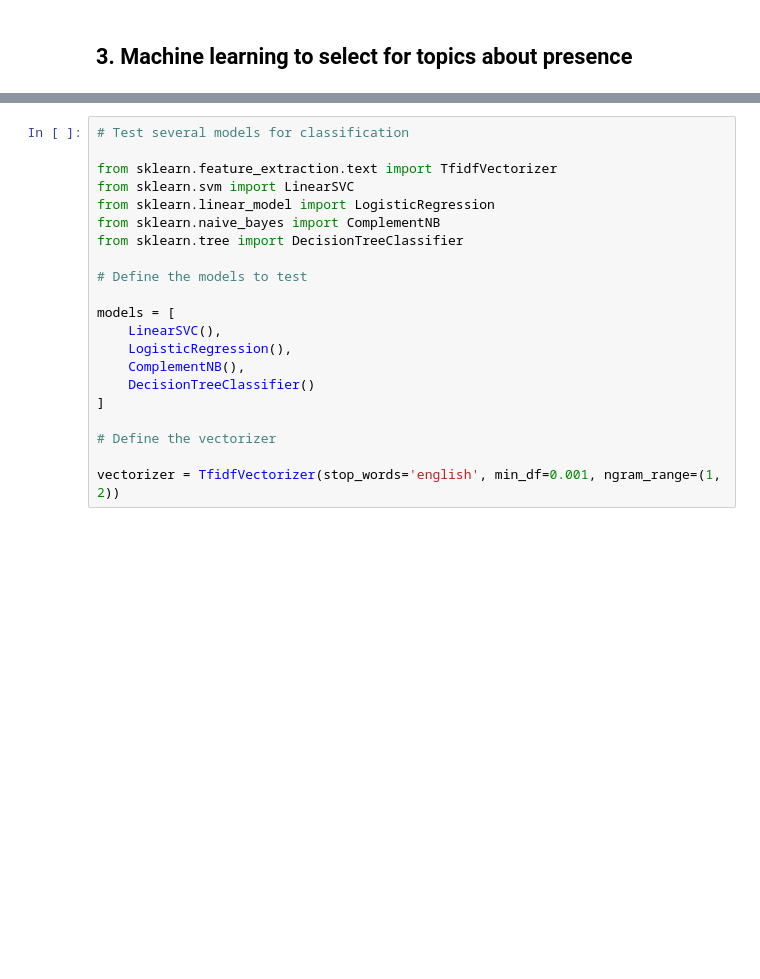
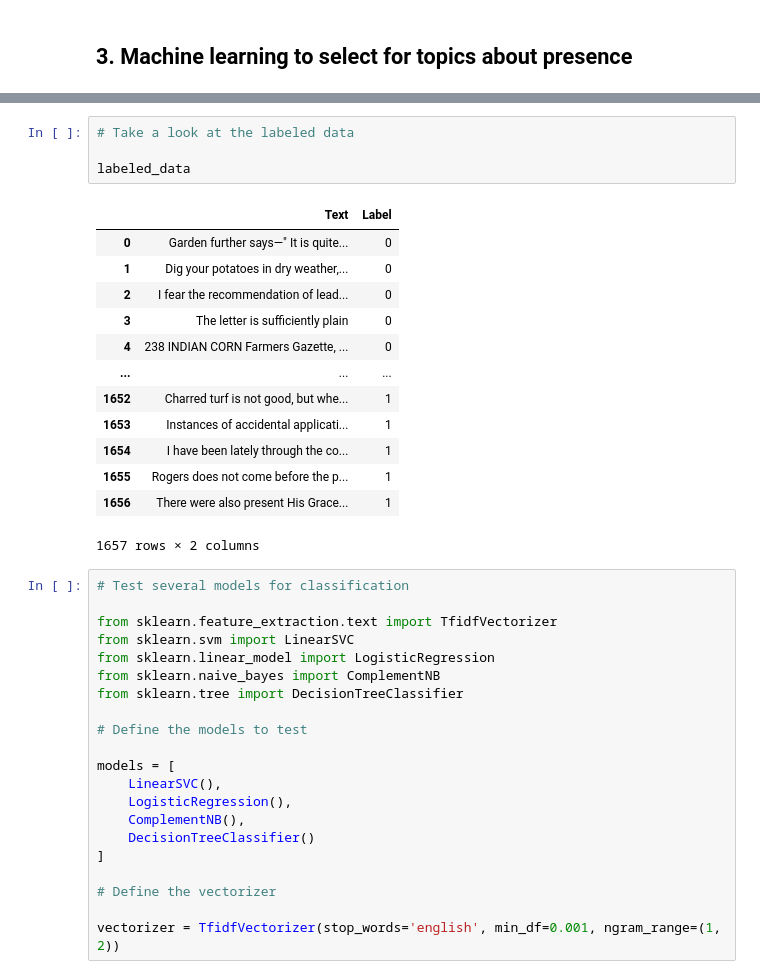
Before and after one commit to arielsaffer/pest_text_pipeline, a Jupyter notebook: notebooks/text_mining_workflow.ipynb, the cells around one changed output, grey strips where cells are left out. Cells and saved outputs as stored; diff of their text form; blank space fills up the shorter version.

```diff
--- a/notebooks/text_mining_workflow.ipynb
+++ b/notebooks/text_mining_workflow.ipynb
@@ -143,6 +232,24 @@ text_corpus.loc[positive_locs, "Label"] = 1
 # Take a stratified sample of 20% of the data as our "labeled data"
 
 labeled_data = text_corpus.groupby('Label', group_keys=False).apply(lambda x: x.sample(frac=0.2)).reset_index(drop=True)
+# %%
+# Take a look at the labeled data
+
+labeled_data
+# %% [output]
+|  | Text | Label |
+| 0 | Garden further says—" It is quite... | 0 |
+| 1 | Dig your potatoes in dry weather,... | 0 |
+| 2 | I fear the recommendation of lead... | 0 |
+| 3 | The letter is sufficiently plain | 0 |
+| 4 | 238 INDIAN CORN Farmers Gazette, ... | 0 |
+| ... | ... | ... |
+| 1652 | Charred turf is not good, but whe... | 1 |
+| 1653 | Instances of accidental applicati... | 1 |
+| 1654 | I have been lately through the co... | 1 |
+| 1655 | Rogers does not come before the p... | 1 |
+| 1656 | There were also present His Grace... | 1 |
+1657 rows × 2 columns
 # %%
 # Test several models for classification
 
```
Also changed, not shown: parts of 19 cells of this notebook.
